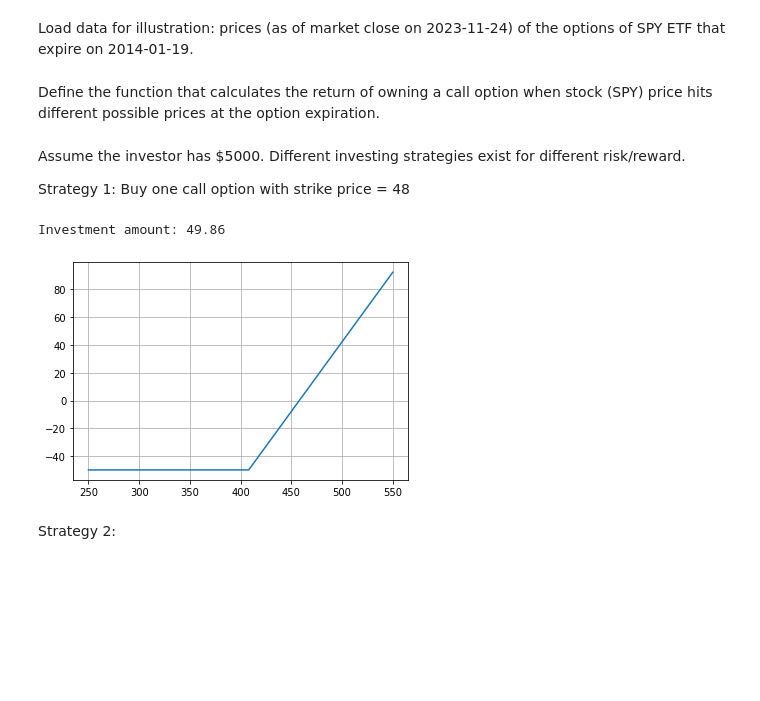
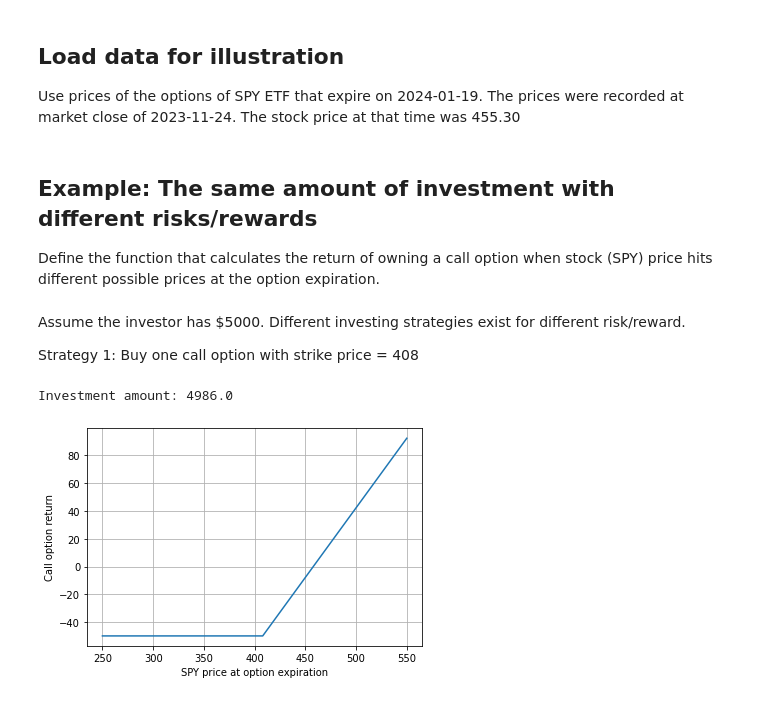
Before and after one commit to li-wx/option_vis, a Jupyter notebook: option_visualization.ipynb, the cells around one changed output. Saved outputs shown, nothing was run; the diff lists cells and outputs as text; code cells hidden in the pictures; blank space fills up the shorter version.

```diff
--- a/option_visualization.ipynb
+++ b/option_visualization.ipynb
@@ -9,7 +12,8 @@ import numpy as np
 import pandas as pd
 import matplotlib.pyplot as plt
 # %% [markdown]
-Load data for illustration: prices (as of market close on 2023-11-24) of the options of SPY ETF that expire on 2014-01-19.
+## Load data for illustration
+Use prices of the options of SPY ETF that expire on 2024-01-19. The prices were recorded at market close of 2023-11-24. The stock price at that time was 455.30
 # %%
 # load the illustrative data
 df_opt = pd.read_csv('spy_20231124_20240119.csv')
@@ -20,6 +24,7 @@ df_opt = df_opt[['Strike', 'Call Price', 'Put Price']]
 # set index to Strike
 df_opt = df_opt.set_index('Strike')
 # %% [markdown]
+## Example: The same amount of investment with different risks/rewards
 Define the function that calculates the return of owning a call option when stock (SPY) price hits different possible prices at the option expiration.
 # %%
 # price range
@@ -30,14 +35,14 @@ def call_option_return(price, strike):
 # %% [markdown]
 Assume the investor has $5000. Different investing strategies exist for different risk/reward.
 
-Strategy 1: Buy one call option with strike price = 48
+Strategy 1: Buy one call option with strike price = 408
 # %%
 strike = 408
 plt.plot(p,call_option_return(p, strike))
 plt.grid(True)
-print(f'Investment amount: {df_opt.loc[strike, "Call Price"]}')
+plt.xlabel('SPY price at option expiration')
+plt.ylabel('Call option return')
+print(f'Investment amount: {100 * float(df_opt.loc[strike, "Call Price"])}')
 # %% [output]
-Investment amount: 49.86
+Investment amount: 4986.0
-[figure, old version]
+[figure, new version]
-# %% [markdown]
-Strategy 2:
```
Also changed, not shown: parts of 7 cells of this notebook, 1 other file.
